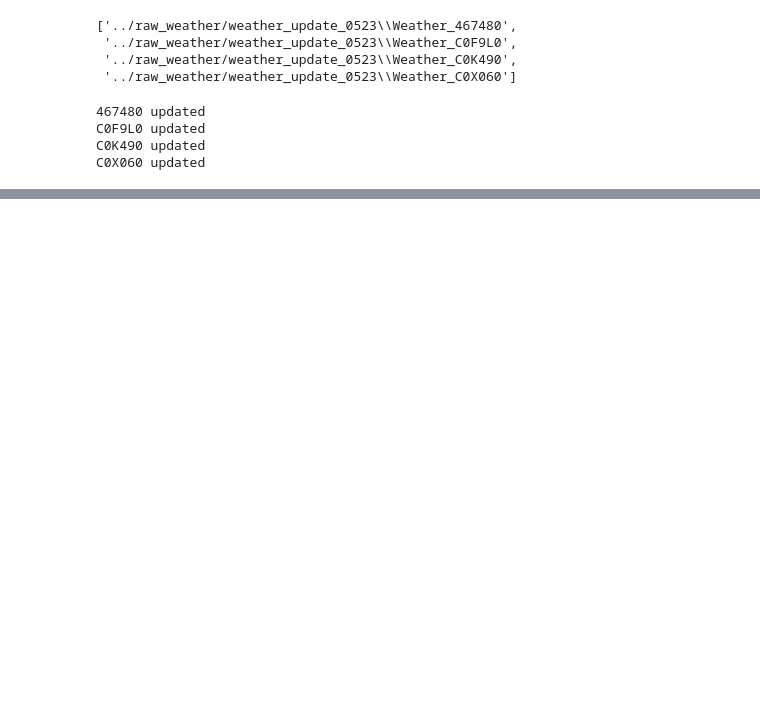
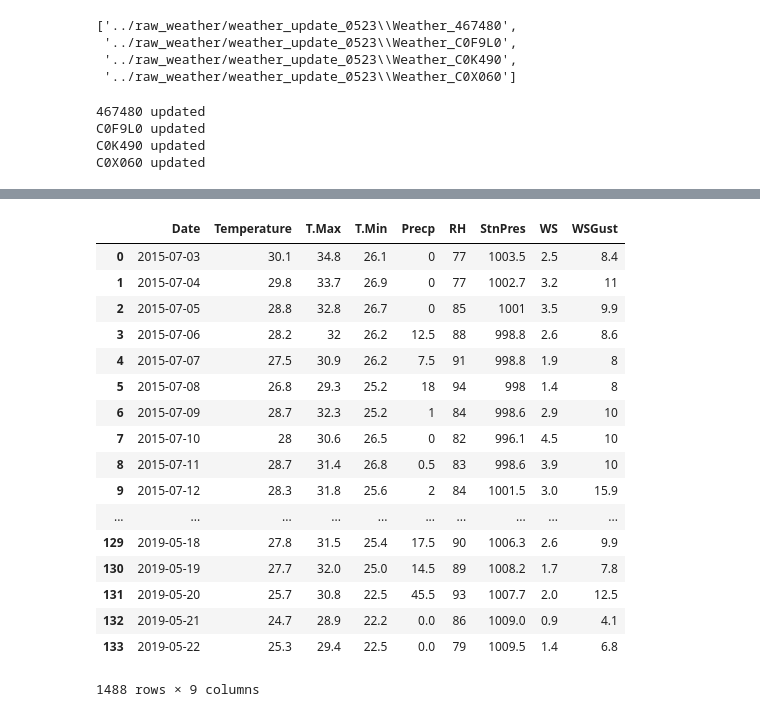
Before and after one commit to dogppatrick/python, a Jupyter notebook: cb105g4/cov_weather/003_update_weather.ipynb, the cells around one changed output, grey strips where cells are left out. Saved outputs shown, nothing was run; the diff lists cells and outputs as text; code cells hidden in the pictures; blank space fills up the shorter version.

```diff
--- a/cb105g4/cov_weather/003_update_weather.ipynb
+++ b/cb105g4/cov_weather/003_update_weather.ipynb
@@ -38,12 +33,17 @@ merg_d.to_csv("merge0527.csv",encoding="utf-8")
 # %%
 for fn in fn_l:
+#     得到新的合併表格
     update_data = merge_weatherdata(fn)
+#     取得站名
     statation_name = fn.split("_")[-1]
+#     用站名去找要更新的主資料
     main_data_fn = glob("../result/merge_weather/*" +statation_name+"*.csv")[0]
     main_data = pd.read_csv(main_data_fn)
+#     把更新資料黏上去 distinct
     merger_data  = main_data.append(update_data)
     merger_data.drop_duplicates(subset="Date")
-    merger_data.to_csv(main_data_fn,encoding="utf-8")
+#     完成
+    merger_data.to_csv(main_data_fn,encoding="utf-8", index=False)
     print(statation_name, "updated")
 # %% [output]
 467480 updated
@@ -58,3 +55,24 @@ C0X060 updated
 # df["id"] = [1,1,2,3,5,4,4]
 # df["value"] = [0,1,2,3,4,5,6]
 # print(df, df.drop_duplicates(subset="id"))
+# %%
+merger_data
+# %% [output]
+|  | Date | Temperature | T.Max | T.Min | Precp | RH | StnPres | WS | WSGust |
+| 0 | 2015-07-03 | 30.1 | 34.8 | 26.1 | 0 | 77 | 1003.5 | 2.5 | 8.4 |
+| 1 | 2015-07-04 | 29.8 | 33.7 | 26.9 | 0 | 77 | 1002.7 | 3.2 | 11 |
+| 2 | 2015-07-05 | 28.8 | 32.8 | 26.7 | 0 | 85 | 1001 | 3.5 | 9.9 |
+| 3 | 2015-07-06 | 28.2 | 32 | 26.2 | 12.5 | 88 | 998.8 | 2.6 | 8.6 |
+| 4 | 2015-07-07 | 27.5 | 30.9 | 26.2 | 7.5 | 91 | 998.8 | 1.9 | 8 |
+| 5 | 2015-07-08 | 26.8 | 29.3 | 25.2 | 18 | 94 | 998 | 1.4 | 8 |
+| 6 | 2015-07-09 | 28.7 | 32.3 | 25.2 | 1 | 84 | 998.6 | 2.9 | 10 |
+| 7 | 2015-07-10 | 28 | 30.6 | 26.5 | 0 | 82 | 996.1 | 4.5 | 10 |
+| 8 | 2015-07-11 | 28.7 | 31.4 | 26.8 | 0.5 | 83 | 998.6 | 3.9 | 10 |
+| 9 | 2015-07-12 | 28.3 | 31.8 | 25.6 | 2 | 84 | 1001.5 | 3.0 | 15.9 |
+| ... | ... | ... | ... | ... | ... | ... | ... | ... | ... |
+| 129 | 2019-05-18 | 27.8 | 31.5 | 25.4 | 17.5 | 90 | 1006.3 | 2.6 | 9.9 |
+| 130 | 2019-05-19 | 27.7 | 32.0 | 25.0 | 14.5 | 89 | 1008.2 | 1.7 | 7.8 |
+| 131 | 2019-05-20 | 25.7 | 30.8 | 22.5 | 45.5 | 93 | 1007.7 | 2.0 | 12.5 |
+| 132 | 2019-05-21 | 24.7 | 28.9 | 22.2 | 0.0 | 86 | 1009.0 | 0.9 | 4.1 |
+| 133 | 2019-05-22 | 25.3 | 29.4 | 22.5 | 0.0 | 79 | 1009.5 | 1.4 | 6.8 |
+1488 rows × 9 columns
```
Also changed, not shown: parts of 3 cells of this notebook, 3 other files.
